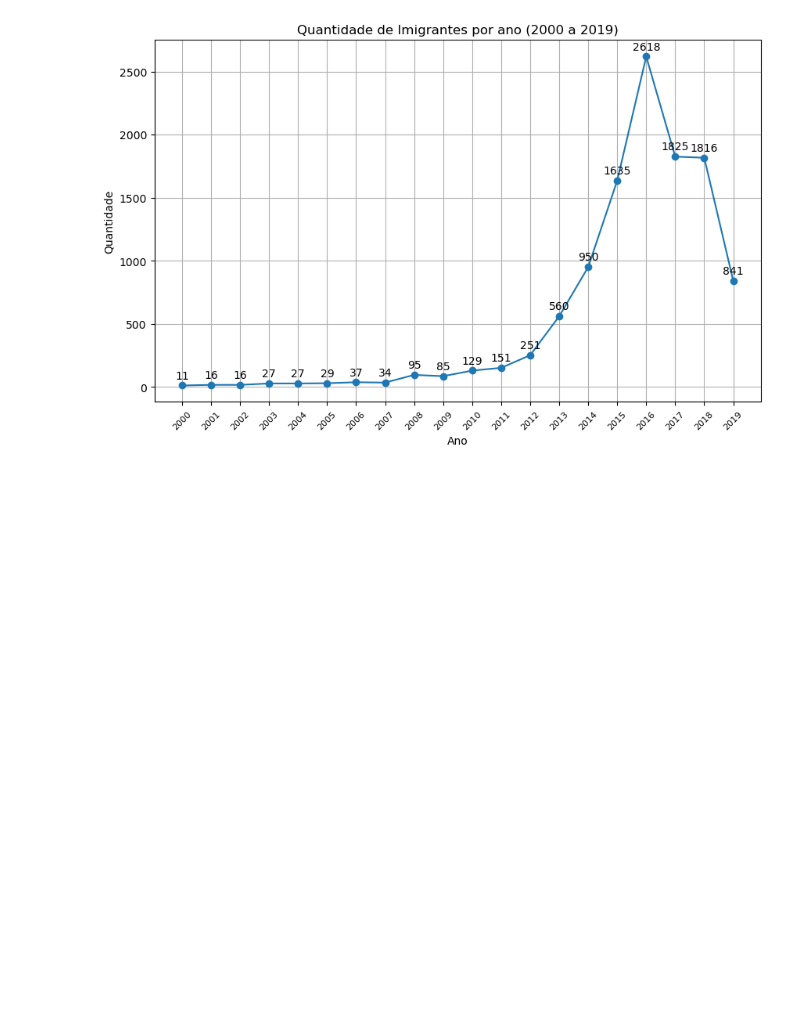
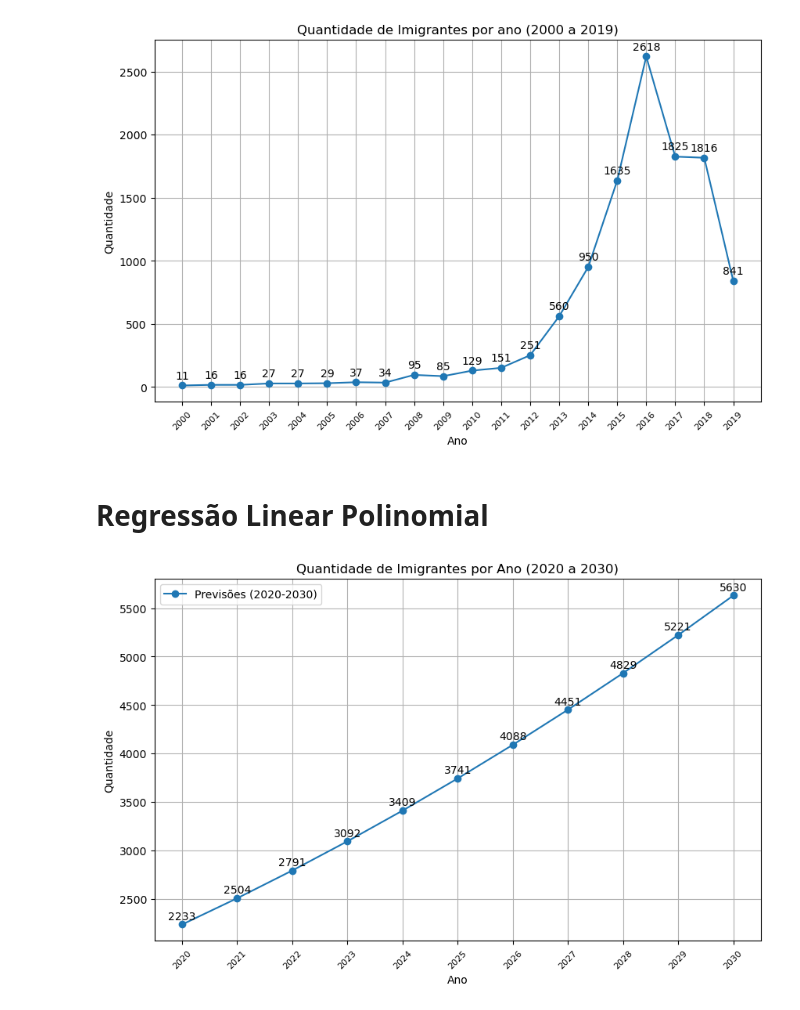
Before and after one commit to VictorHugo11/analise_imigrante, a Jupyter notebook: imigrantes.ipynb, the cells around one changed output. Drawn from its saved outputs; the diff is of its cells as text; code cells hidden in the pictures; blank space fills up the shorter version.

```diff
--- a/imigrantes.ipynb
+++ b/imigrantes.ipynb
@@ -686,4 +691,8 @@ plt.show()
 # %%
+
+# Transformar os dados em um DataFrame
+df_contagem_ano = pd.DataFrame(list(contagem_ano.items()), columns=['Ano', 'Quantidade'])
+
 df_contagem_ano = df_contagem_ano[(df_contagem_ano['Ano'] >= 2000) & (df_contagem_ano['Ano'] <= 2019)]
 
 df_contagem_ano = df_contagem_ano.sort_values(by='Ano', ascending=False)
@@ -704,3 +713,42 @@ plt.grid(True)
 plt.show()
 # %% [output]
 [figure]
+# %% [markdown]
+# Regressão Linear Polinomial
+# %%
+X = df_contagem_ano[['Ano']]
+y = df_contagem_ano['Quantidade']
+
+#transformar os dados para incluir termos polinomiais
+poly = PolynomialFeatures(degree=2)
+X_poly = poly.fit_transform(X)
+
+#ajustar o modelo de regressão polinomial
+model = LinearRegression()
+model.fit(X_poly, y)
+
+#prever os valores de imigração de 2020 a 2030
+anos_futuros = np.arange(2020, 2031).reshape(-1, 1)
+
+anos_futuros_df = pd.DataFrame(anos_futuros, columns=['Ano'])
+anos_futuros_poly = poly.transform(anos_futuros_df)
+previsoes = model.predict(anos_futuros_poly)
+
+plt.figure(figsize=(10, 6))
+plt.plot(anos_futuros, previsoes, marker='o', linestyle='-', label='Previsões (2020-2030)')
+
+plt.title('Quantidade de Imigrantes por Ano (2020 a 2030)')
+plt.xlabel('Ano')
+plt.ylabel('Quantidade')
+
+plt.xticks(range(2020, 2031, 1), rotation=45, fontsize=8)
+
+for i in range(len(anos_futuros)):
+    plt.text(anos_futuros[i], previsoes[i] + 28, f"{int(previsoes[i])}", ha='center', va='bottom')
+
+plt.legend()
+plt.grid(True)
+
+plt.show()
+# %% [output]
+[figure, added]
```
Also changed, not shown: parts of 5 cells of this notebook.
